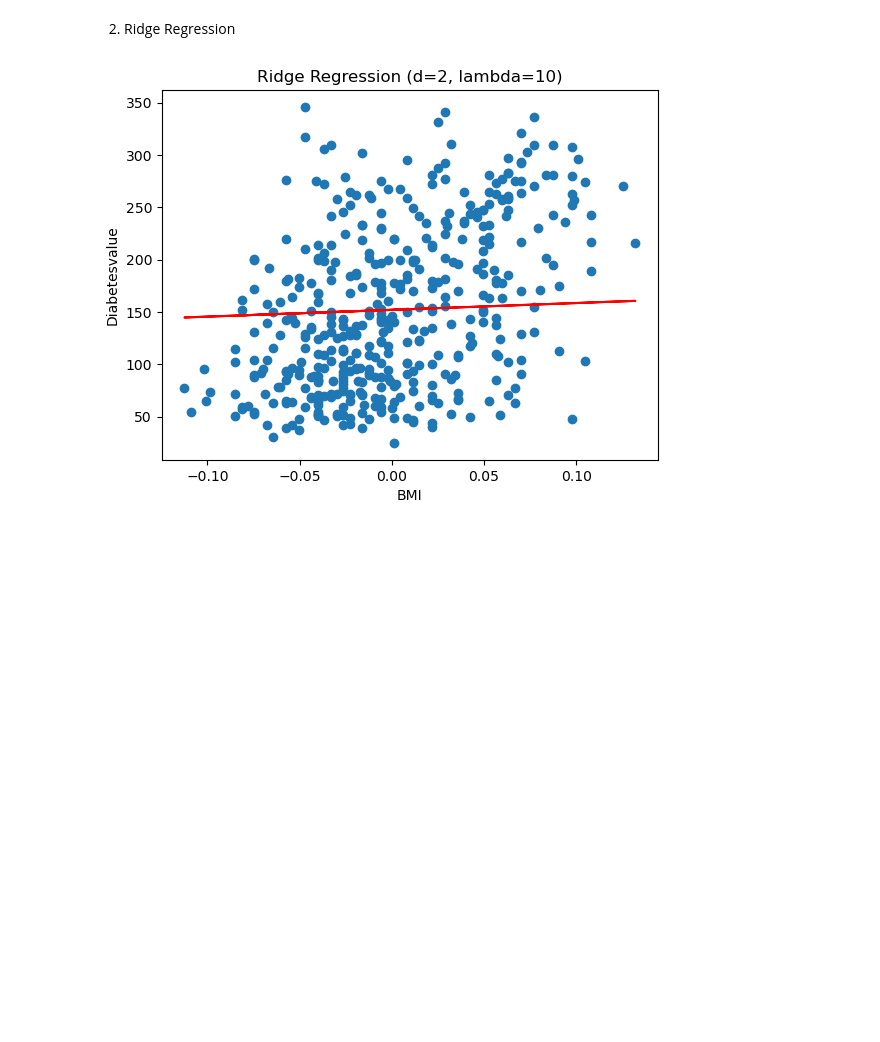
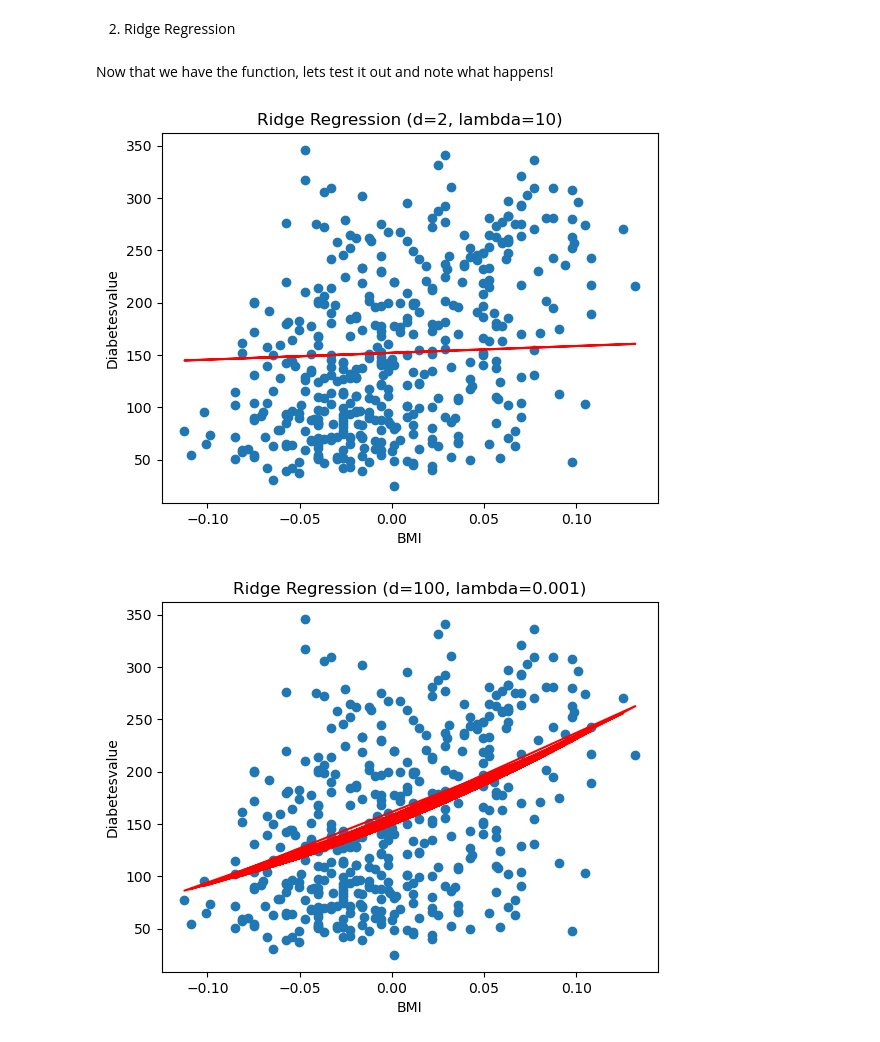
Before and after one commit to mszeyrek1/mlprojects, a Jupyter notebook: bmi-diabetes-regression.ipynb, the cells around one changed output. Drawn from its saved outputs; the diff is of its cells as text; code cells hidden in the pictures; blank space fills up the shorter version.

Commit message:
Added Ridge Regression, conclusion work-in-progress

```diff
--- a/bmi-diabetes-regression.ipynb
+++ b/bmi-diabetes-regression.ipynb
@@ -75,6 +75,13 @@ def ridge_regression(X, y, lambda_):
     I[0, 0] = 0
     w = np.linalg.solve(X.T @ X + lambda_ * I, X.T @ y)
     return w
-plot_regression(X, y, ridge_regression(phi(X, 2), y, 10) @ phi(X, 2).T, 'Ridge Regression (d=2, lambda=10)')
-# %% [output]
-[figure, removed]
+# %% [markdown]
+Now that we have the function, lets test it out and note what happens!
+# %%
+plot_regression(X, y, ridge_regression(phi(X, 2), y, 10) @ phi(X, 2).T, 'Ridge Regression (d=2, lambda=10)')
+plot_regression(X, y, ridge_regression(phi(X, 100), y, 0.001) @ phi(X, 100).T, 'Ridge Regression (d=100, lambda=0.001)')
+plot_regression(X, y, ridge_regression(phi(X, 10), y, 100000) @ phi(X, 10).T, 'Ridge Regression (d=10, lambda=100000)')
+plot_regression(X, y, ridge_regression(phi(X, 1000), y, 5000) @ phi(X, 1000).T, 'Ridge Regression (d=1000, lambda=5000)')
+# %% [output]
+[figure, added]
+[figure, added]
```
Also changed, not shown: parts of 3 cells of this notebook.
